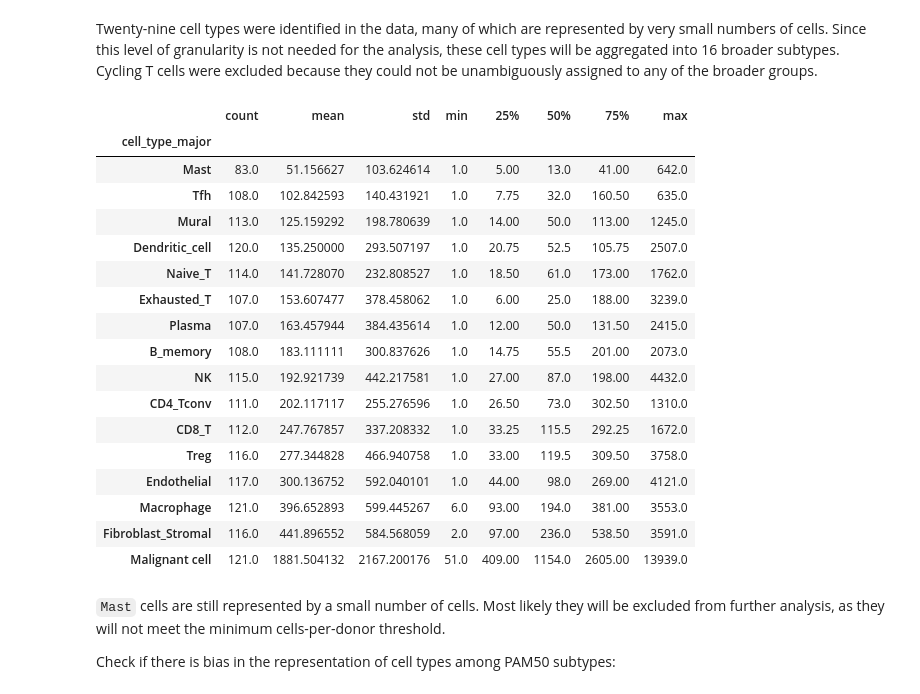
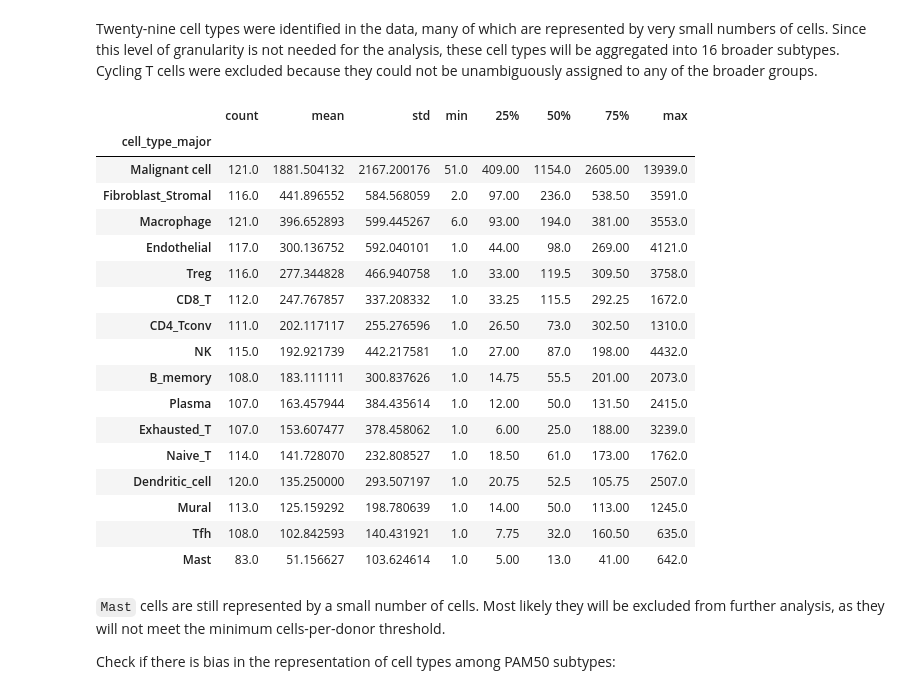
Before and after one commit to PenguinNell/breast-cancer-tme-ccc, a Jupyter notebook: notebooks/02a_prep_data_pam50_for_liana.ipynb, the cells around one changed output. Cells and saved outputs as stored; diff of their text form; code cells hidden in the pictures.

```diff
--- a/notebooks/02a_prep_data_pam50_for_liana.ipynb
+++ b/notebooks/02a_prep_data_pam50_for_liana.ipynb
@@ -214,50 +216,53 @@ major_cell_type_map = {
     'conventional dendritic cell': 'Dendritic_cell',
     'myeloid dendritic cell': 'Dendritic_cell',
     'plasmacytoid dendritic cell': 'Dendritic_cell',
 
     'endothelial cell': 'Endothelial',
     'vein endothelial cell': 'Endothelial',
     'endothelial cell of vascular tree': 'Endothelial',
     'endothelial cell of artery': 'Endothelial',
     'capillary endothelial cell': 'Endothelial',
 
     'vascular associated smooth muscle cell': 'Mural',
     'pericyte': 'Mural',
 
     'mast cell': 'Mast',
 
     'malignant cell': 'Malignant cell',
 }
 
+adata_filtered = adata_filtered[adata_filtered.obs['cell_type'] != 'cycling T cell'].copy()
+gc.collect();
+
 adata_filtered.obs['cell_type_major'] = adata_filtered.obs['cell_type'].astype(str).map(major_cell_type_map)
 
 counts = (
     adata_filtered.obs
     .groupby(['cell_type_major', 'donor_id'], observed=True)
     .size()
     .rename('n_cells')
     .reset_index()
 )
-counts.groupby('cell_type_major', observed=True)['n_cells'].describe().sort_values('mean')
+counts.groupby('cell_type_major', observed=True)['n_cells'].describe().sort_values('mean', ascending=False)
 # %% [output]
 |  | count | mean | std | min | 25% | 50% | 75% | max |
 | cell_type_major |  |  |  |  |  |  |  |  |
+| Malignant cell | 121.0 | 1881.504132 | 2167.200176 | 51.0 | 409.00 | 1154.0 | 2605.00 | 13939.0 |
+| Fibroblast_Stromal | 116.0 | 441.896552 | 584.568059 | 2.0 | 97.00 | 236.0 | 538.50 | 3591.0 |
+| Macrophage | 121.0 | 396.652893 | 599.445267 | 6.0 | 93.00 | 194.0 | 381.00 | 3553.0 |
+| Endothelial | 117.0 | 300.136752 | 592.040101 | 1.0 | 44.00 | 98.0 | 269.00 | 4121.0 |
+| Treg | 116.0 | 277.344828 | 466.940758 | 1.0 | 33.00 | 119.5 | 309.50 | 3758.0 |
+| CD8_T | 112.0 | 247.767857 | 337.208332 | 1.0 | 33.25 | 115.5 | 292.25 | 1672.0 |
+| CD4_Tconv | 111.0 | 202.117117 | 255.276596 | 1.0 | 26.50 | 73.0 | 302.50 | 1310.0 |
+| NK | 115.0 | 192.921739 | 442.217581 | 1.0 | 27.00 | 87.0 | 198.00 | 4432.0 |
+| B_memory | 108.0 | 183.111111 | 300.837626 | 1.0 | 14.75 | 55.5 | 201.00 | 2073.0 |
+| Plasma | 107.0 | 163.457944 | 384.435614 | 1.0 | 12.00 | 50.0 | 131.50 | 2415.0 |
+| Exhausted_T | 107.0 | 153.607477 | 378.458062 | 1.0 | 6.00 | 25.0 | 188.00 | 3239.0 |
+| Naive_T | 114.0 | 141.728070 | 232.808527 | 1.0 | 18.50 | 61.0 | 173.00 | 1762.0 |
+| Dendritic_cell | 120.0 | 135.250000 | 293.507197 | 1.0 | 20.75 | 52.5 | 105.75 | 2507.0 |
+| Mural | 113.0 | 125.159292 | 198.780639 | 1.0 | 14.00 | 50.0 | 113.00 | 1245.0 |
+| Tfh | 108.0 | 102.842593 | 140.431921 | 1.0 | 7.75 | 32.0 | 160.50 | 635.0 |
 | Mast | 83.0 | 51.156627 | 103.624614 | 1.0 | 5.00 | 13.0 | 41.00 | 642.0 |
-| Tfh | 108.0 | 102.842593 | 140.431921 | 1.0 | 7.75 | 32.0 | 160.50 | 635.0 |
-| Mural | 113.0 | 125.159292 | 198.780639 | 1.0 | 14.00 | 50.0 | 113.00 | 1245.0 |
-| Dendritic_cell | 120.0 | 135.250000 | 293.507197 | 1.0 | 20.75 | 52.5 | 105.75 | 2507.0 |
-| Naive_T | 114.0 | 141.728070 | 232.808527 | 1.0 | 18.50 | 61.0 | 173.00 | 1762.0 |
-| Exhausted_T | 107.0 | 153.607477 | 378.458062 | 1.0 | 6.00 | 25.0 | 188.00 | 3239.0 |
-| Plasma | 107.0 | 163.457944 | 384.435614 | 1.0 | 12.00 | 50.0 | 131.50 | 2415.0 |
-| B_memory | 108.0 | 183.111111 | 300.837626 | 1.0 | 14.75 | 55.5 | 201.00 | 2073.0 |
-| NK | 115.0 | 192.921739 | 442.217581 | 1.0 | 27.00 | 87.0 | 198.00 | 4432.0 |
-| CD4_Tconv | 111.0 | 202.117117 | 255.276596 | 1.0 | 26.50 | 73.0 | 302.50 | 1310.0 |
-| CD8_T | 112.0 | 247.767857 | 337.208332 | 1.0 | 33.25 | 115.5 | 292.25 | 1672.0 |
-| Treg | 116.0 | 277.344828 | 466.940758 | 1.0 | 33.00 | 119.5 | 309.50 | 3758.0 |
-| Endothelial | 117.0 | 300.136752 | 592.040101 | 1.0 | 44.00 | 98.0 | 269.00 | 4121.0 |
-| Macrophage | 121.0 | 396.652893 | 599.445267 | 6.0 | 93.00 | 194.0 | 381.00 | 3553.0 |
-| Fibroblast_Stromal | 116.0 | 441.896552 | 584.568059 | 2.0 | 97.00 | 236.0 | 538.50 | 3591.0 |
-| Malignant cell | 121.0 | 1881.504132 | 2167.200176 | 51.0 | 409.00 | 1154.0 | 2605.00 | 13939.0 |
 # %% [markdown]
 `Mast` cells are still represented by a small number of cells. Most likely they will be excluded from further analysis, as they will not meet the minimum cells-per-donor threshold.
 
```
Also changed, not shown: parts of 5 cells of this notebook, 1 other file.
